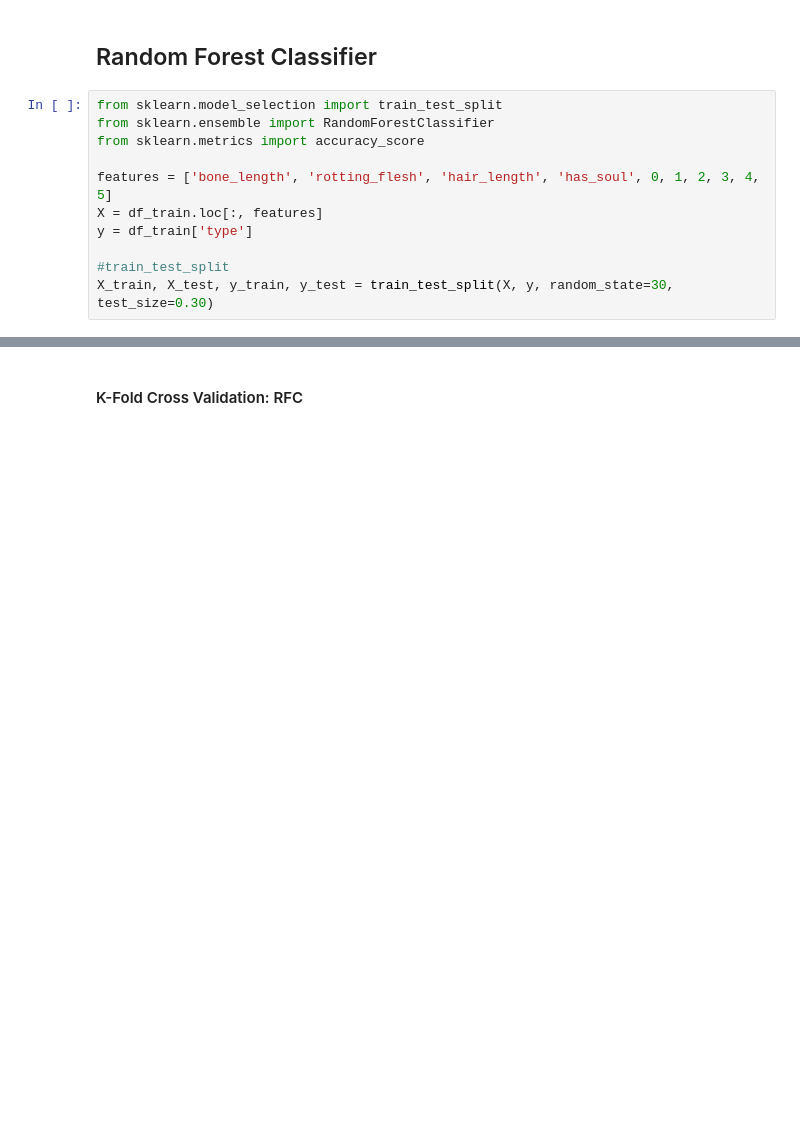
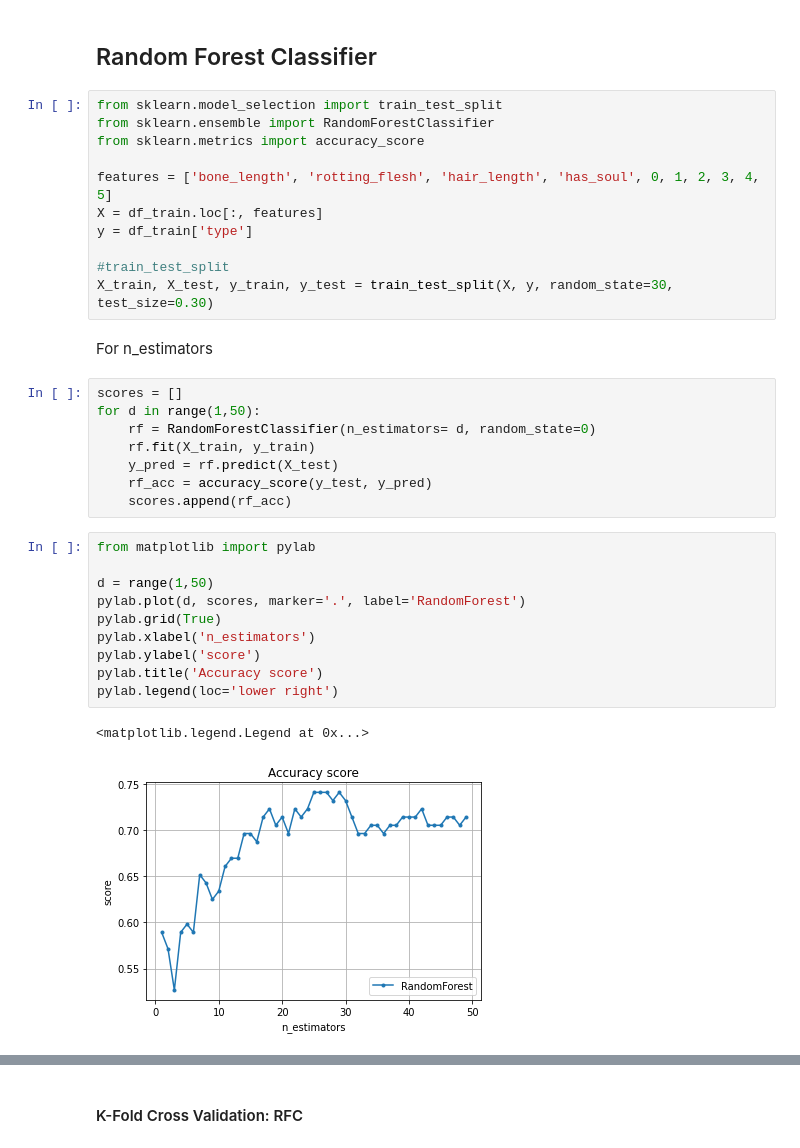
Before and after one commit to danielk434/MLProject, a Jupyter notebook: MLProject.ipynb, the cells around one changed output, grey strips where cells are left out. Drawn from its saved outputs; the diff is of its cells as text; blank space fills up the shorter version.

```diff
--- a/MLProject.ipynb
+++ b/MLProject.ipynb
@@ -145,3 +145,26 @@ y = df_train['type']
 
 #train_test_split
 X_train, X_test, y_train, y_test = train_test_split(X, y, random_state=30, test_size=0.30)
+# %% [markdown]
+For n_estimators
+# %%
+scores = []
+for d in range(1,50):
+    rf = RandomForestClassifier(n_estimators= d, random_state=0)
+    rf.fit(X_train, y_train)
+    y_pred = rf.predict(X_test)
+    rf_acc = accuracy_score(y_test, y_pred)
+    scores.append(rf_acc)
+# %%
+from matplotlib import pylab
+
+d = range(1,50)
+pylab.plot(d, scores, marker='.', label='RandomForest')
+pylab.grid(True)
+pylab.xlabel('n_estimators')
+pylab.ylabel('score')
+pylab.title('Accuracy score')
+pylab.legend(loc='lower right')
+# %% [output]
+<matplotlib.legend.Legend at 0x...>
+[figure, added]
```
Also changed, not shown: parts of 23 cells of this notebook.
